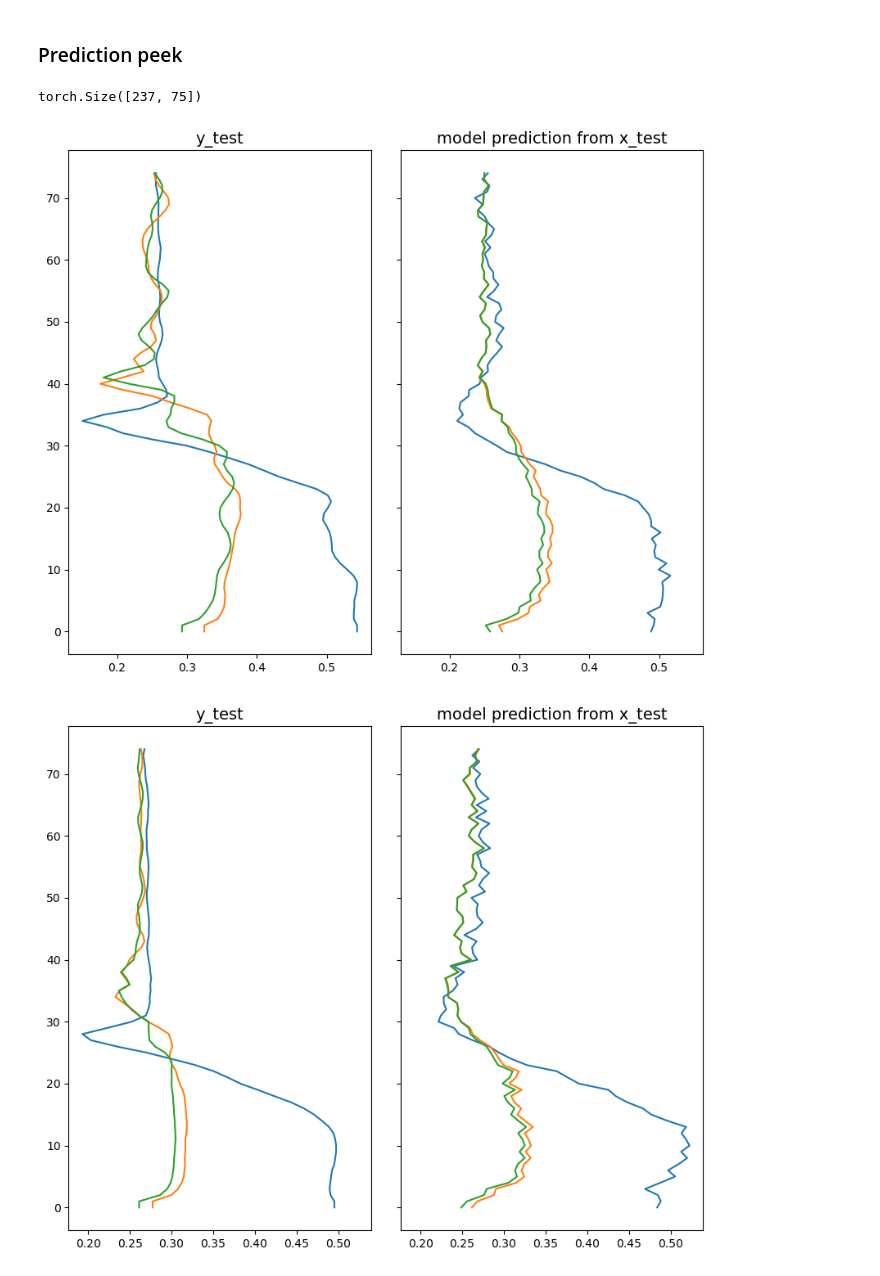
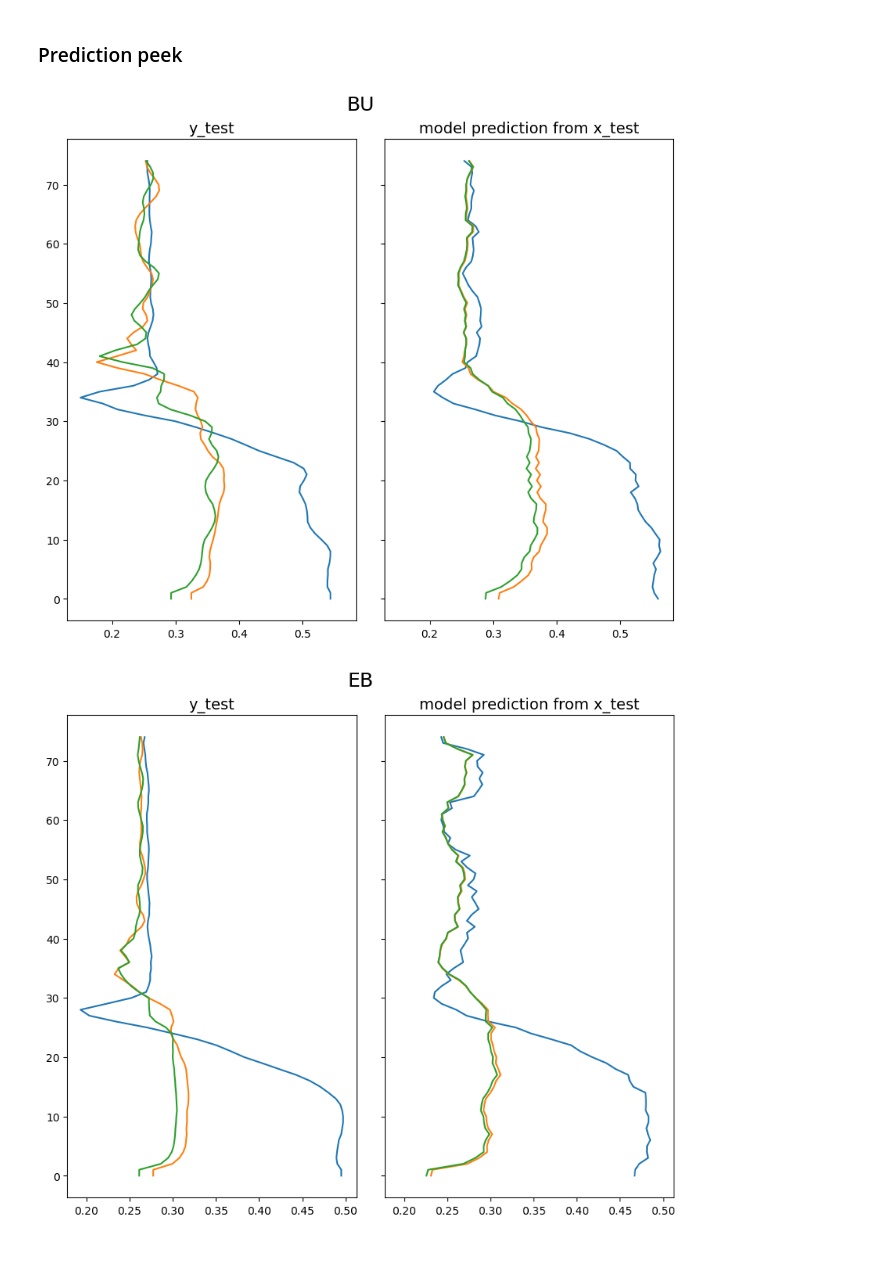
Before and after one commit to Stacy-Guo227/2024_CloudDynamics, a Jupyter notebook: CODE/all_lu_cnn1.ipynb, the cells around one changed output. Drawn from its saved outputs; the diff is of its cells as text; code cells hidden in the pictures.

```diff
--- a/CODE/all_lu_cnn1.ipynb
+++ b/CODE/all_lu_cnn1.ipynb
@@ -64,7 +65,7 @@ class PBLDataset():
         th_all_sd = np.concatenate((ncs1.variables['th'][:self.ts_state_1d[1], :].data,
                                     ncs2.variables['th'][:self.ts_state_1d[1], :].data,
                                     ncs3.variables['th'][:self.ts_state_1d[1], :].data), axis=0)
-        self.th_all_sd = th_all_sd
+        self.th_all_sd = th_all_sd[:, np.newaxis, :]
         th_diff_all_sd = np.concatenate((ncs1.variables['th'][self.jump_time:self.ts_cover[1], :].data-ncs1.variables['th'][:self.ts_state_1d[1], :].data,
                                          ncs2.variables['th'][self.jump_time:self.ts_cover[1], :].data-ncs2.variables['th'][:self.ts_state_1d[1], :].data,
                                          ncs3.variables['th'][self.jump_time:self.ts_cover[1], :].data-ncs3.variables['th'][:self.ts_state_1d[1], :].data), axis=0)
@@ -84,6 +85,7 @@ class PBLDataset():
         self.th_min, self.th_max           = np.min(th_all_sd), np.max(th_all_sd)
         self.th_diff_min, self.th_diff_max = np.min(th_diff_all_sd), np.max(th_diff_all_sd)
         th_norm      = (th_all_sd-self.th_min)/(self.th_max-self.th_min)
+        self.th_norm = th_norm[:, np.newaxis, :]
         th_diff_norm = (th_diff_all_sd-self.th_diff_min)/(self.th_diff_max-self.th_diff_min)
 
         # Create data tensor and dataset
@@ -265,6 +272,7 @@ def GenerateData(lu:str, proportion_list:list, jump_time:int=1):
     data_dict['th_max'], data_dict['th_min'] = case_data.th_max, case_data.th_min
     data_dict['th_diff_max'], data_dict['th_diff_min'] = case_data.th_diff_max, case_data.th_diff_min
     data_dict['th_all_sd'] = case_data.th_all_sd
+    data_dict['th_norm']   = case_data.th_norm
     # Save data dict
     np.save(f'/home/ch995334/2024ClDyn/TemporaryData/ModelData/all_lu_cnn1/{lu}.npy', data_dict)
     print('==========================')
@@ -339,6 +347,13 @@ Training for land type PU finished.
 # %%
-save_model(trained_model, savepath=)
-del trained_model
+for lu in lu_list:
+    # Save (and delete) model
+    if lu == 'bu':
+        pass  # bu model is saved
+    else:
+        save_model(nn_dict_all_lu[lu]['trained_model'], savepath=f'/home/ch995334/2024ClDyn/TemporaryData/Model/all_lu_cnn1/{lu}')
+    # Save metadata (loss_log, prediction)
+    metadata = {'loss_log':nn_dict_all_lu[lu]['loss_log'], 'prediction':nn_dict_all_lu[lu]['prediction']}
+    np.save(f'/home/ch995334/2024ClDyn/TemporaryData/ModelData/all_lu_cnn1/{lu}_loss_pred.npy', metadata)
 # %% [markdown]
 ## Post Analyses
 # %% [markdown]
@@ -412,0 +524,26 @@ Plot_lu_metrics_box(dict_patt_corr_lu)
+# %%
+small_t = 29
+big_t   = 17
+predict_tsteps=30
+# for big_t in range(0, gb_data_dict['th_all_sd'].shape[0], predict_tsteps):
+#     for small_t in range(predict_tsteps):
+#         if big_t+small_t<=gb_data_dict['th_all_sd'].shape[0]:
+#             plt.figure(figsize=(4, 6))
+#             print(big_t+small_t)
+#             plt.plot(gb_data_dict['th_all_sd'][big_t+small_t, 0, :], np.arange(75), label=fr'vvm $\theta$')
+#             plt.plot(gb_hcast_list[big_t+small_t][0, :], np.arange(75),
+#                      label=f'Hindcast at small_t {small_t} from big_t {big_t}')
+#             plt.legend()
+
+# sd_list = ['1p0km', '1p5km', '2p0km']
+# day1_ts = 1137/3
+
+fig, ax = plt.subplots(figsize=(4, 6))
+ax.plot(gb_data_dict['th_all_sd'][big_t*30+small_t, 0, :], np.arange(75), 'k', linewidth=3, label=fr'vvm $\theta$')
+ax.plot(gb_hcast_list[big_t*30+small_t][0, :], np.arange(75), 'tab:blue', linewidth=3,
+         label=f'Hindcast at small_t {small_t} from big_t {big_t}')
+ax.set_xlim(292, 297.5)
+ax.set_ylim(0, 30)
+ax.set_title(fr'$\theta$ Hindcast (+1.0hr)', loc='left', fontweight='bold', fontsize=12)
+ax.set_title(f'Init. {big_t} LST\n1p0km', loc='right', fontsize=10)
+ax.legend()
@@ -462,21 +598,18 @@ bu_ytest= bu_data_dict['TargetTest']
-# %%
-bu_ytest.shape
-# %% [output]
-torch.Size([237, 75])
 # %%
 for lu in lu_list:
     lu_data_dict = np.load(f'/home/ch995334/2024ClDyn/TemporaryData/ModelData/all_lu_cnn1/{lu}.npy', allow_pickle=True).item()
     lu_ytest= lu_data_dict['TargetTest']
     fig, ax = plt.subplots(1, 2, sharex=True, sharey=True, figsize=(10, 8), gridspec_kw={'wspace':0.1})
     ax[0].plot(lu_ytest[10, :], np.arange(75))
     ax[0].plot(lu_ytest[15, :], np.arange(75))
     ax[0].plot(lu_ytest[30, :], np.arange(75))
     ax[0].set_title('y_test', fontsize=14)
 
     ax[1].plot(nn_dict_all_lu[lu]['prediction'][10, :], np.arange(75))
     ax[1].plot(nn_dict_all_lu[lu]['prediction'][15, :], np.arange(75))
     ax[1].plot(nn_dict_all_lu[lu]['prediction'][30, :], np.arange(75))
     ax[1].set_title('model prediction from x_test', fontsize=14)
+    fig.suptitle(x=0.5, y=0.95, t=lu.upper(), fontsize=18)
 # %% [output]
-[figure, old version]
+[figure, new version]
-[figure, old version]
+[figure, new version]
```
Also changed, not shown: parts of 16 cells of this notebook.
